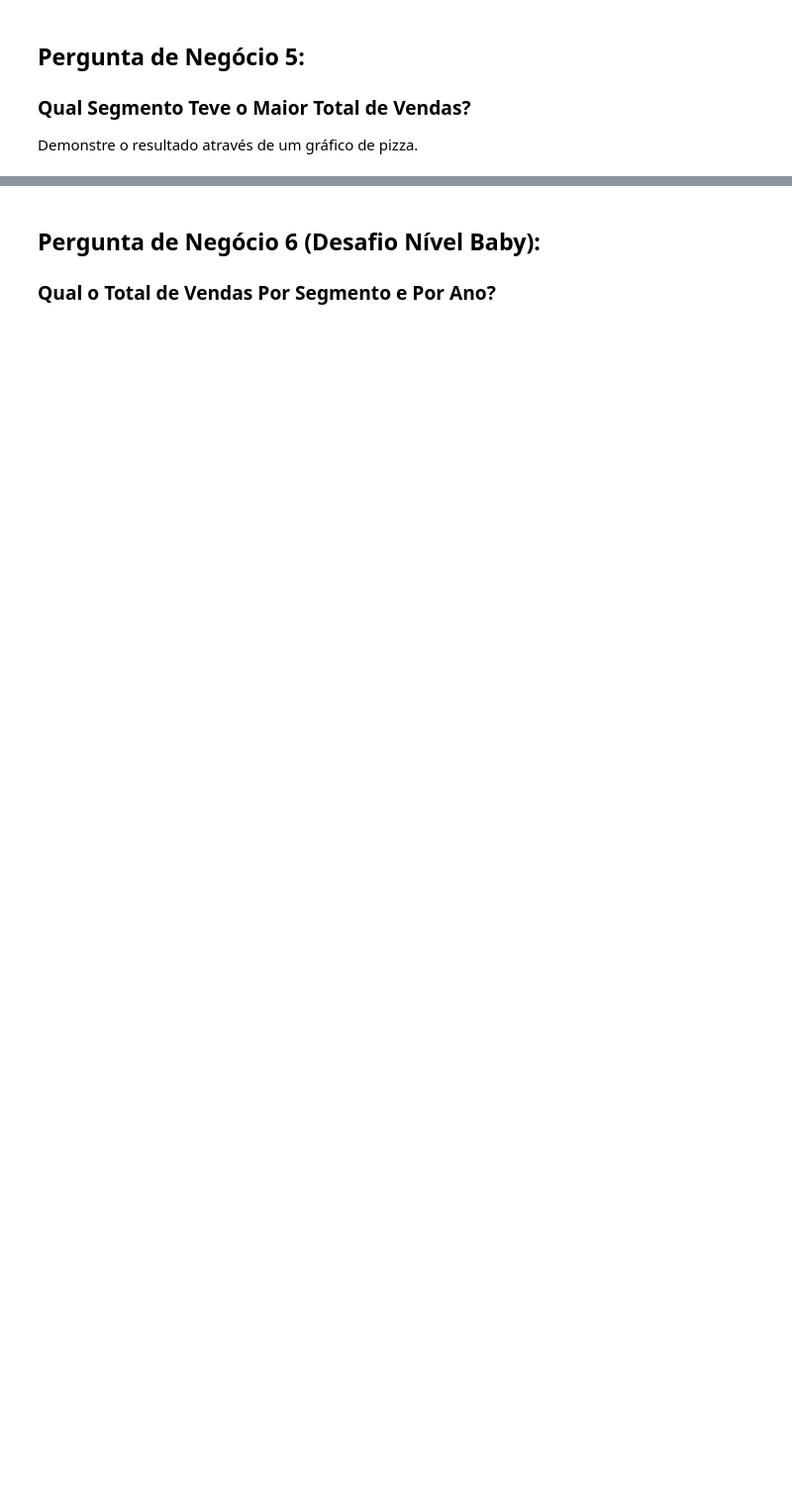
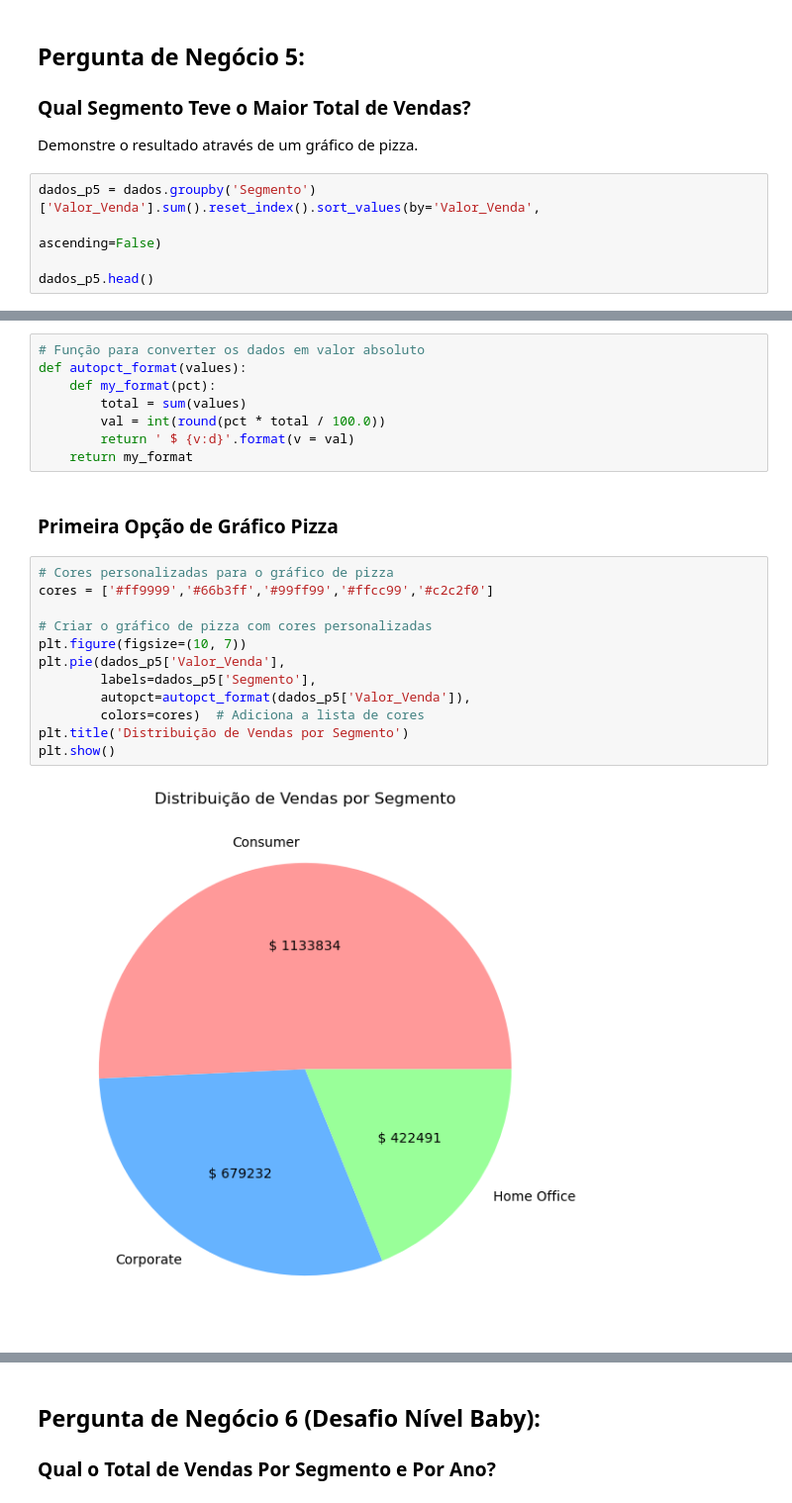
Before and after one commit to BrunoMatheus96/DSA-Analise_Exploratoria_De_Dados, a Jupyter notebook: Projeto2-Perguntas.ipynb, the cells around one changed output, grey strips where cells are left out. Shown: that part at 99% size. Drawn from its saved outputs; the diff is of its cells as text; blank space fills up the shorter version.

```diff
--- a/Projeto2-Perguntas.ipynb
+++ b/Projeto2-Perguntas.ipynb
@@ -43,3 +187,8 @@ Demonstre o resultado através de um gráfico de barras.
 ### Qual Segmento Teve o Maior Total de Vendas?
 
 Demonstre o resultado através de um gráfico de pizza.
+# %%
+dados_p5 = dados.groupby('Segmento')['Valor_Venda'].sum().reset_index().sort_values(by='Valor_Venda',
+                                                                                    ascending=False)
+
+dados_p5.head()
@@ -45,0 +202,24 @@ Demonstre o resultado através de um gráfico de pizza.
+# %%
+# Função para converter os dados em valor absoluto
+def autopct_format(values):
+    def my_format(pct):
+        total = sum(values)
+        val = int(round(pct * total / 100.0))
+        return ' $ {v:d}'.format(v = val)
+    return my_format
+# %% [markdown]
+### Primeira Opção de Gráfico Pizza
+# %%
+# Cores personalizadas para o gráfico de pizza
+cores = ['#ff9999','#66b3ff','#99ff99','#ffcc99','#c2c2f0']
+
+# Criar o gráfico de pizza com cores personalizadas
+plt.figure(figsize=(10, 7))
+plt.pie(dados_p5['Valor_Venda'],
+        labels=dados_p5['Segmento'],
+        autopct=autopct_format(dados_p5['Valor_Venda']),
+        colors=cores)  # Adiciona a lista de cores
+plt.title('Distribuição de Vendas por Segmento')
+plt.show()
+# %% [output]
+[figure, added]
```
Also changed, not shown: parts of 20 cells of this notebook.
